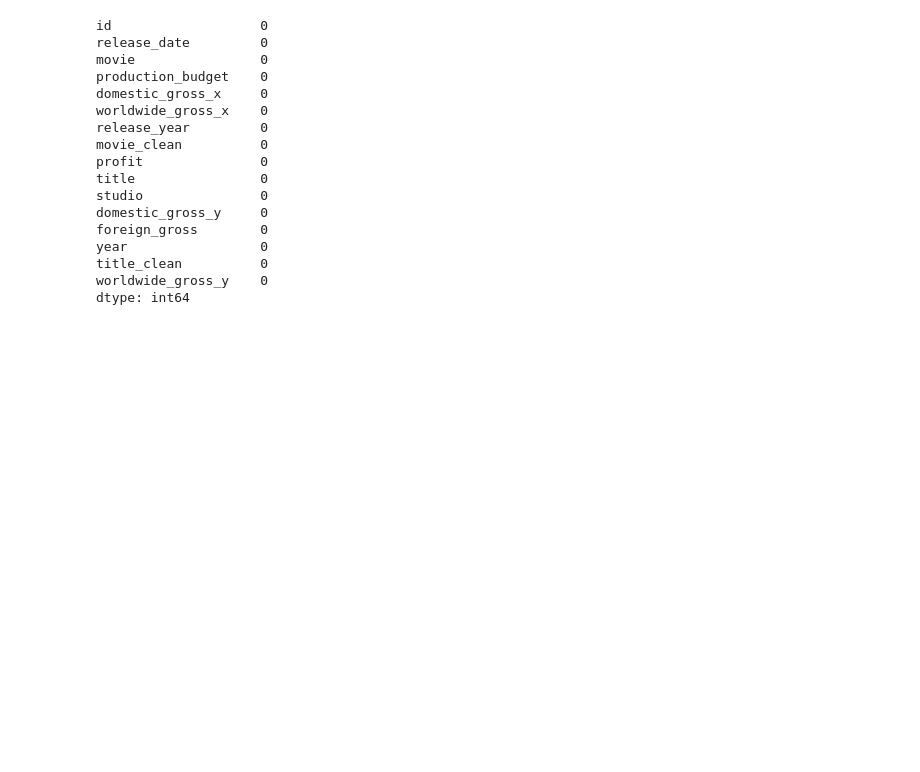
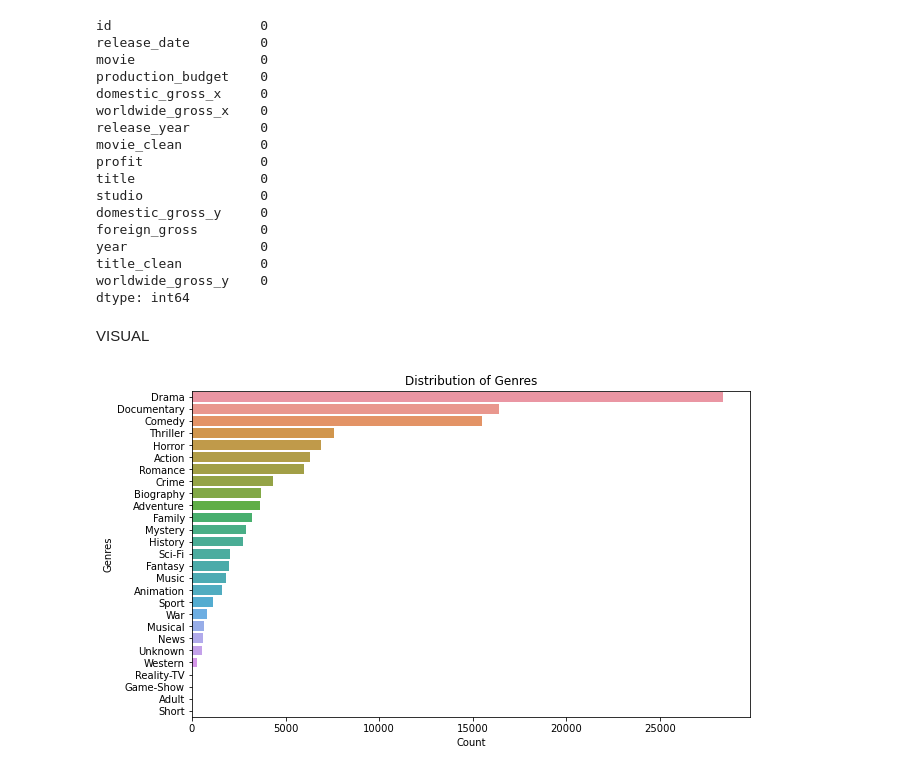
Before and after one commit to lorenaterah/Phase-2-project-G3, a Jupyter notebook: Notebooks/Edgar.ipynb, the cells around one changed output. Saved outputs shown, nothing was run; the diff lists cells and outputs as text; code cells hidden in the pictures; blank space fills up the shorter version.

Commit message:
created some visuals

```diff
--- a/Notebooks/Edgar.ipynb
+++ b/Notebooks/Edgar.ipynb
@@ -545,3 +545,16 @@ year                 0
 title_clean          0
 worldwide_gross_y    0
 dtype: int64
+# %% [markdown]
+VISUAL
+# %%
+# Distribution of genres
+plt.figure(figsize=(10, 6))
+df_imdb_exploded = df_imdb['genres'].str.split(',').explode()
+sns.countplot(y=df_imdb_exploded, order=df_imdb_exploded.value_counts().index)
+plt.title('Distribution of Genres')
+plt.xlabel('Count')
+plt.ylabel('Genres')
+plt.show()
+# %% [output]
+[figure, added]
```
Also changed, not shown: parts of 1 cell of this notebook.
